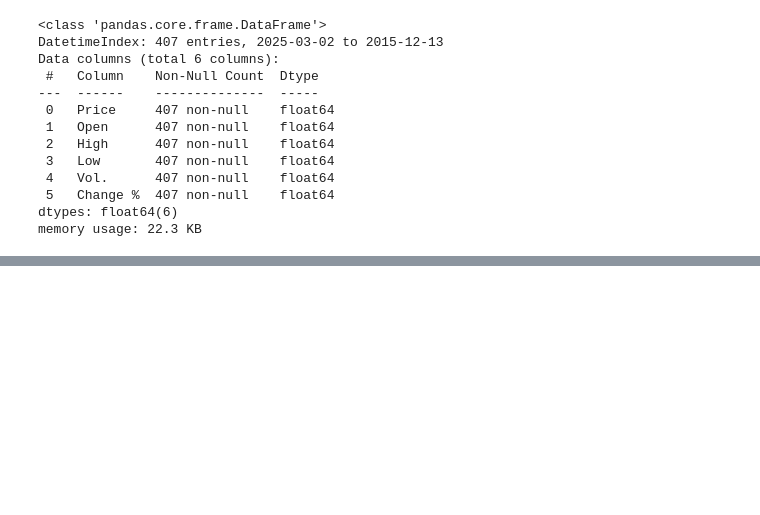
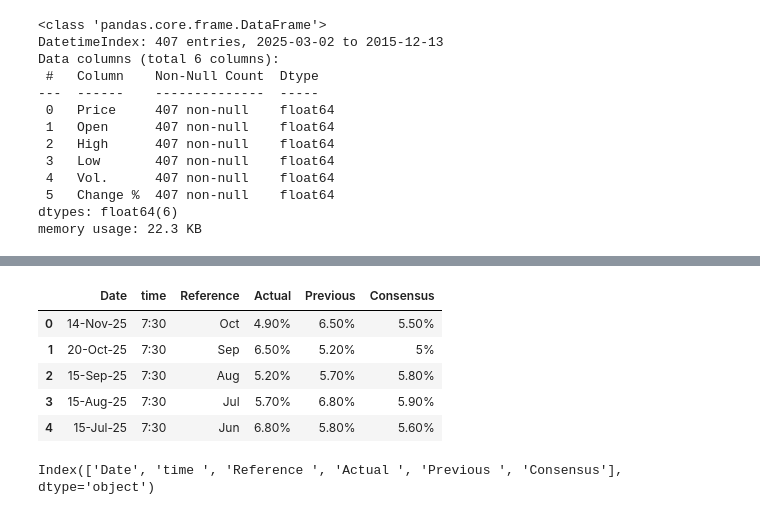
Before and after one commit to adnanwaasi/material_model, a Jupyter notebook: main.ipynb, the cells around one changed output, grey strips where cells are left out. Saved outputs shown, nothing was run; the diff lists cells and outputs as text; code cells hidden in the pictures; blank space fills up the shorter version.

```diff
--- a/main.ipynb
+++ b/main.ipynb
@@ -152,0 +159,2 @@ memory usage: 22.3 KB
+# %%
+support_data=pd.read_csv("support_fin_data.csv")
@@ -152,0 +177,14 @@ memory usage: 22.3 KB
+# %%
+support_data.head()
+# %% [output]
+|  | Date | time | Reference | Actual | Previous | Consensus |
+| 0 | 14-Nov-25 | 7:30 | Oct | 4.90% | 6.50% | 5.50% |
+| 1 | 20-Oct-25 | 7:30 | Sep | 6.50% | 5.20% | 5% |
+| 2 | 15-Sep-25 | 7:30 | Aug | 5.20% | 5.70% | 5.80% |
+| 3 | 15-Aug-25 | 7:30 | Jul | 5.70% | 6.80% | 5.90% |
+| 4 | 15-Jul-25 | 7:30 | Jun | 6.80% | 5.80% | 5.60% |
+# %%
+## drop time and refernce columns
+support_data.columns
+# %% [output]
+Index(['Date', 'time ', 'Reference ', 'Actual ', 'Previous ', 'Consensus'], dtype='object')
```
Also changed, not shown: parts of 22 cells of this notebook.
